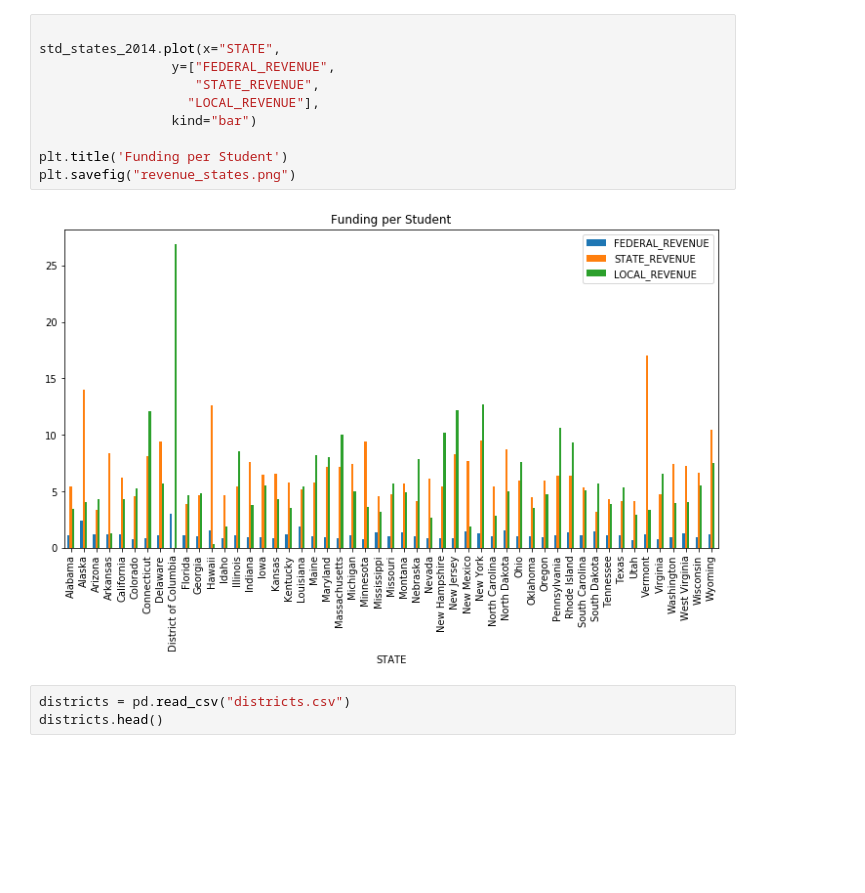
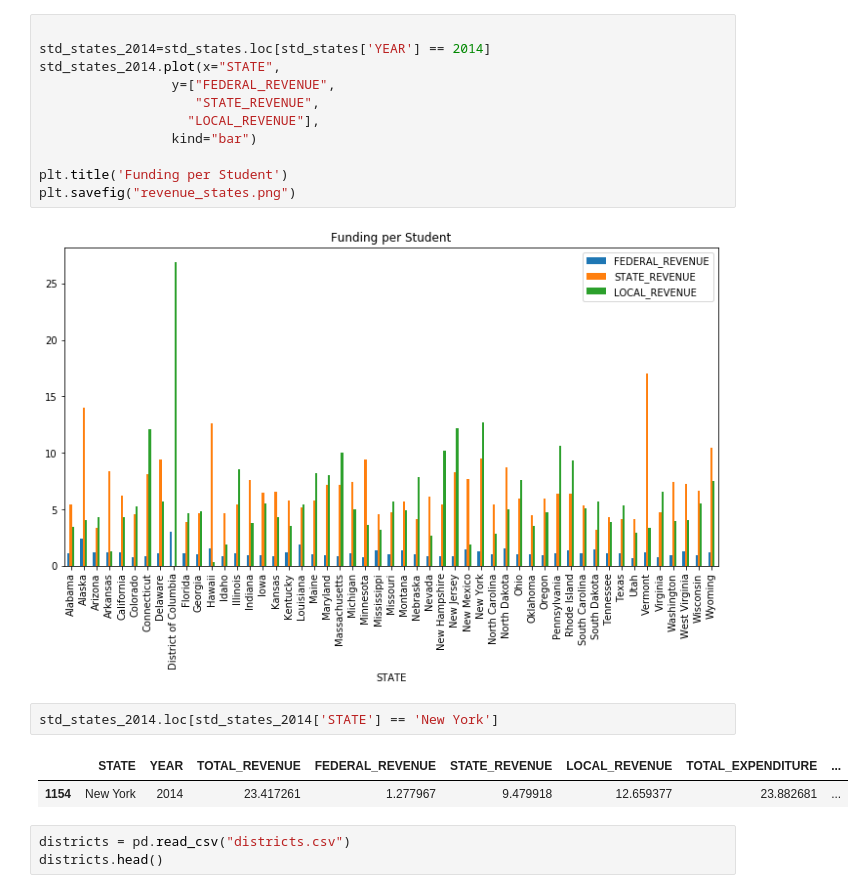
Before and after one commit to cschubert29/Intro_DS_Project, a Jupyter notebook: Data/US-Educational-Finances/School Finances.ipynb, the cells around one changed output. Drawn from its saved outputs; the diff is of its cells as text; blank space fills up the shorter version.

```diff
--- a/Data/US-Educational-Finances/School Finances.ipynb
+++ b/Data/US-Educational-Finances/School Finances.ipynb
@@ -103,5 +179,6 @@ std_states_2014.head()
 # %%
 
+std_states_2014=std_states.loc[std_states['YEAR'] == 2014]
 std_states_2014.plot(x="STATE",
                  y=["FEDERAL_REVENUE",
                     "STATE_REVENUE",
@@ -112,6 +189,11 @@ plt.title('Funding per Student')
 plt.savefig("revenue_states.png")
 # %% [output]
 [figure]
+# %%
+std_states_2014.loc[std_states_2014['STATE'] == 'New York']
+# %% [output]
+|  | STATE | YEAR | TOTAL_REVENUE | FEDERAL_REVENUE | STATE_REVENUE | LOCAL_REVENUE | TOTAL_EXPENDITURE | ... |
+| 1154 | New York | 2014 | 23.417261 | 1.277967 | 9.479918 | 12.659377 | 23.882681 | ... |
 # %%
 districts = pd.read_csv("districts.csv")
 districts.head()
```
Also changed, not shown: parts of 9 cells of this notebook, 1 other file.
